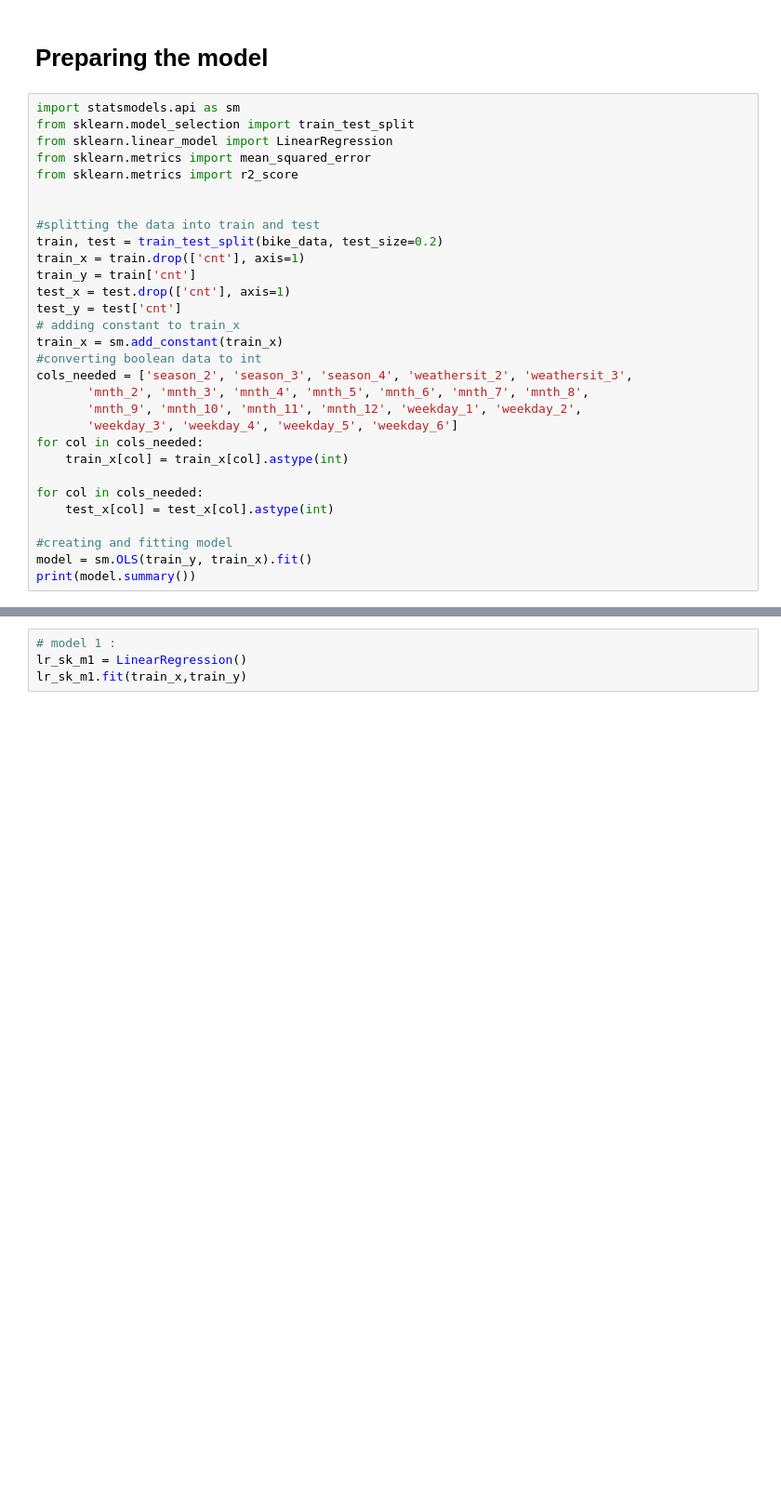
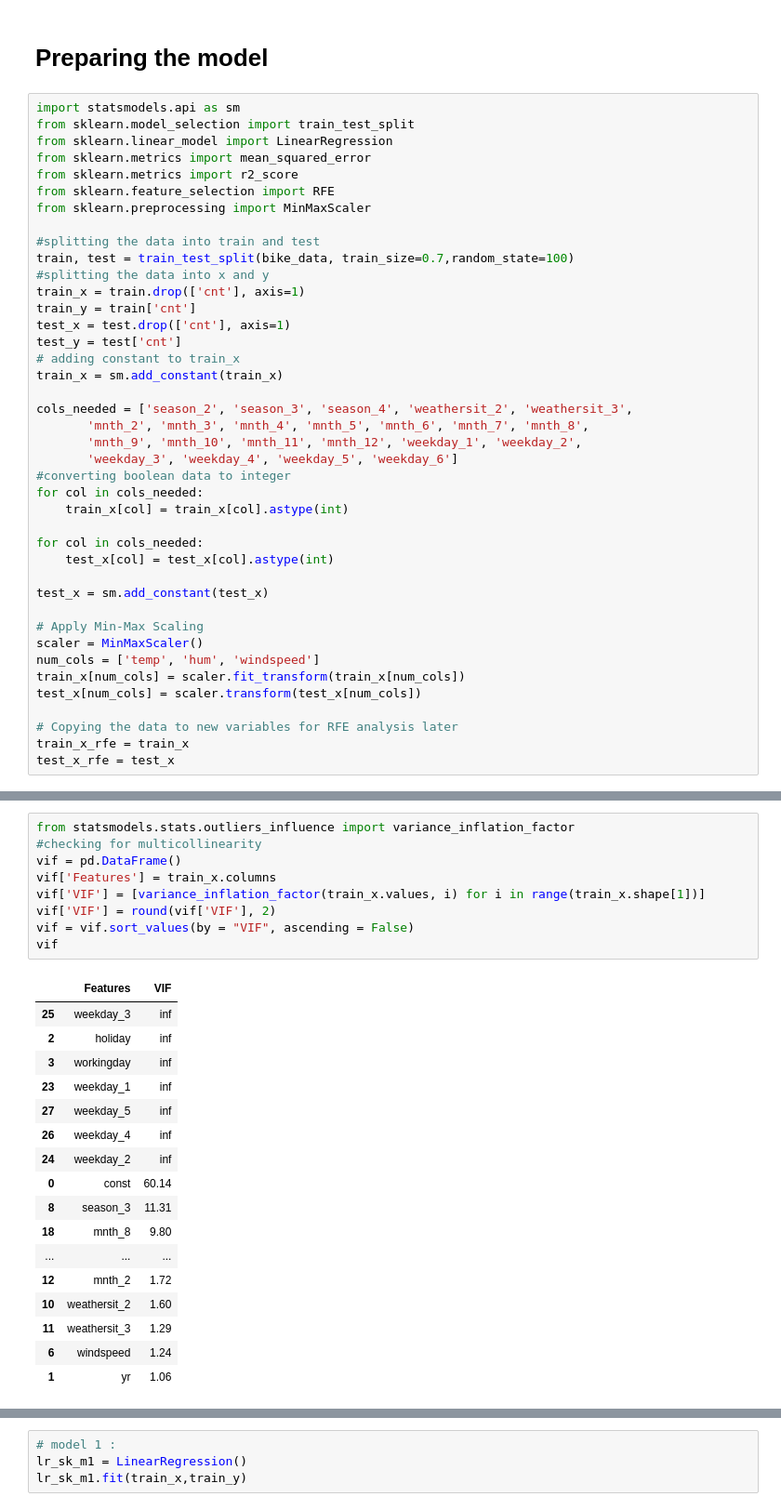
Before and after one commit to maheshh22/BikeRent_CaseStudy, a Jupyter notebook: bike_rental.ipynb, the cells around one changed output, grey strips where cells are left out. Shown at 93% size. Cells and saved outputs as stored; diff of their text form; blank space fills up the shorter version.

```diff
--- a/bike_rental.ipynb
+++ b/bike_rental.ipynb
@@ -163,27 +174,38 @@ from sklearn.model_selection import train_test_split
 from sklearn.linear_model import LinearRegression
 from sklearn.metrics import mean_squared_error
 from sklearn.metrics import r2_score
-
+from sklearn.feature_selection import RFE
+from sklearn.preprocessing import MinMaxScaler
 
 #splitting the data into train and test
-train, test = train_test_split(bike_data, test_size=0.2)
+train, test = train_test_split(bike_data, train_size=0.7,random_state=100)
+#splitting the data into x and y
 train_x = train.drop(['cnt'], axis=1)
 train_y = train['cnt']
 test_x = test.drop(['cnt'], axis=1)
 test_y = test['cnt']
 # adding constant to train_x
 train_x = sm.add_constant(train_x)
-#converting boolean data to int
+
 cols_needed = ['season_2', 'season_3', 'season_4', 'weathersit_2', 'weathersit_3',
        'mnth_2', 'mnth_3', 'mnth_4', 'mnth_5', 'mnth_6', 'mnth_7', 'mnth_8',
        'mnth_9', 'mnth_10', 'mnth_11', 'mnth_12', 'weekday_1', 'weekday_2',
        'weekday_3', 'weekday_4', 'weekday_5', 'weekday_6']
+#converting boolean data to integer
 for col in cols_needed:
     train_x[col] = train_x[col].astype(int)
 
 for col in cols_needed:
     test_x[col] = test_x[col].astype(int)
 
-#creating and fitting model
-model = sm.OLS(train_y, train_x).fit()
-print(model.summary())
+test_x = sm.add_constant(test_x)
+
+# Apply Min-Max Scaling
+scaler = MinMaxScaler()
+num_cols = ['temp', 'hum', 'windspeed']
+train_x[num_cols] = scaler.fit_transform(train_x[num_cols])
+test_x[num_cols] = scaler.transform(test_x[num_cols])
+
+# Copying the data to new variables for RFE analysis later
+train_x_rfe = train_x
+test_x_rfe = test_x
@@ -207,0 +238,27 @@ strong multicollinearity problems or that the design matrix is singular.
+# %%
+from statsmodels.stats.outliers_influence import variance_inflation_factor
+#checking for multicollinearity
+vif = pd.DataFrame()
+vif['Features'] = train_x.columns
+vif['VIF'] = [variance_inflation_factor(train_x.values, i) for i in range(train_x.shape[1])]
+vif['VIF'] = round(vif['VIF'], 2)
+vif = vif.sort_values(by = "VIF", ascending = False)
+vif
+# %% [output]
+|  | Features | VIF |
+| 25 | weekday_3 | inf |
+| 2 | holiday | inf |
+| 3 | workingday | inf |
+| 23 | weekday_1 | inf |
+| 27 | weekday_5 | inf |
+| 26 | weekday_4 | inf |
+| 24 | weekday_2 | inf |
+| 0 | const | 60.14 |
+| 8 | season_3 | 11.31 |
+| 18 | mnth_8 | 9.80 |
+| ... | ... | ... |
+| 12 | mnth_2 | 1.72 |
+| 10 | weathersit_2 | 1.60 |
+| 11 | weathersit_3 | 1.29 |
+| 6 | windspeed | 1.24 |
+| 1 | yr | 1.06 |
```
Also changed, not shown: parts of 24 cells of this notebook.
